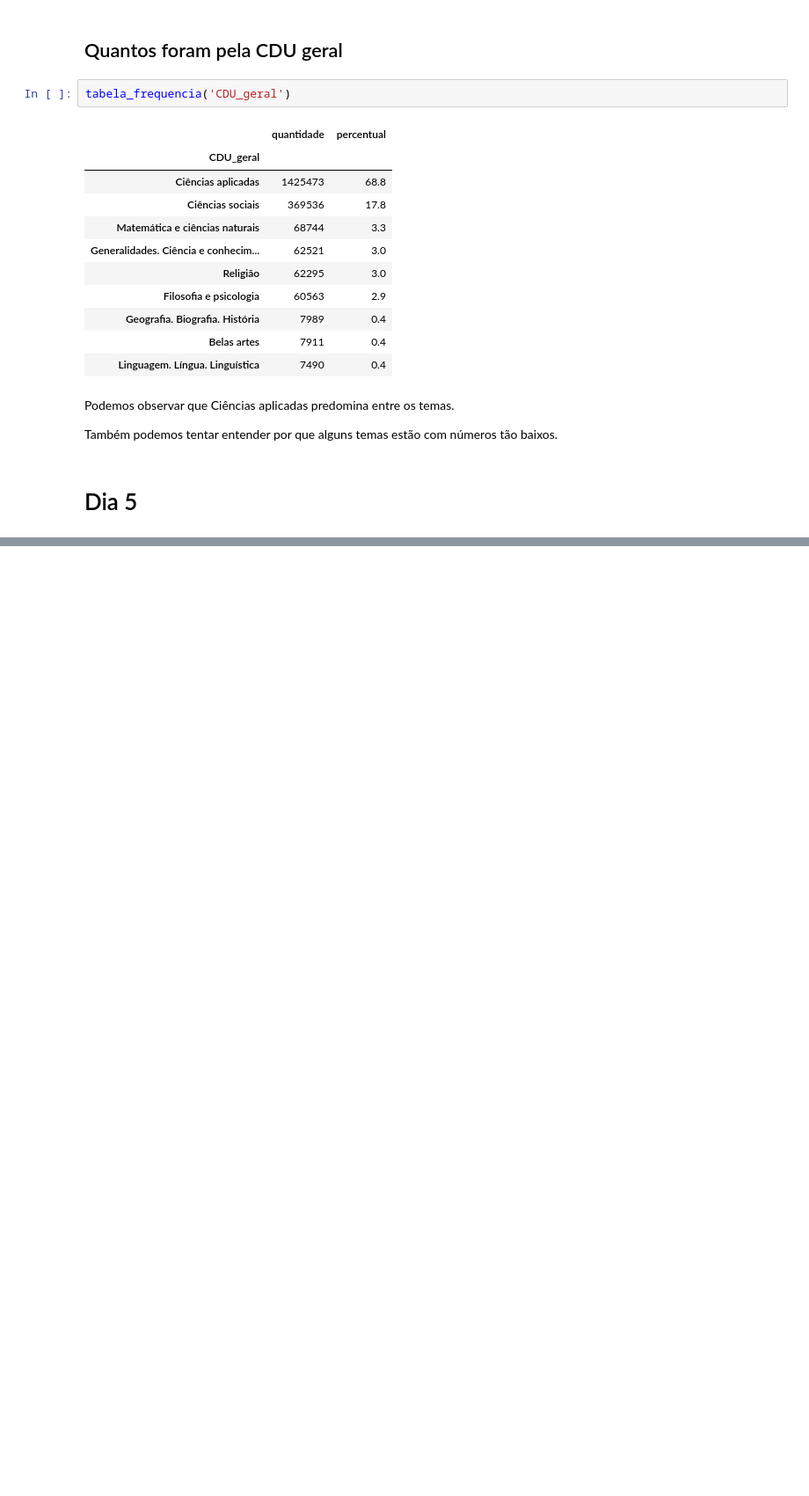
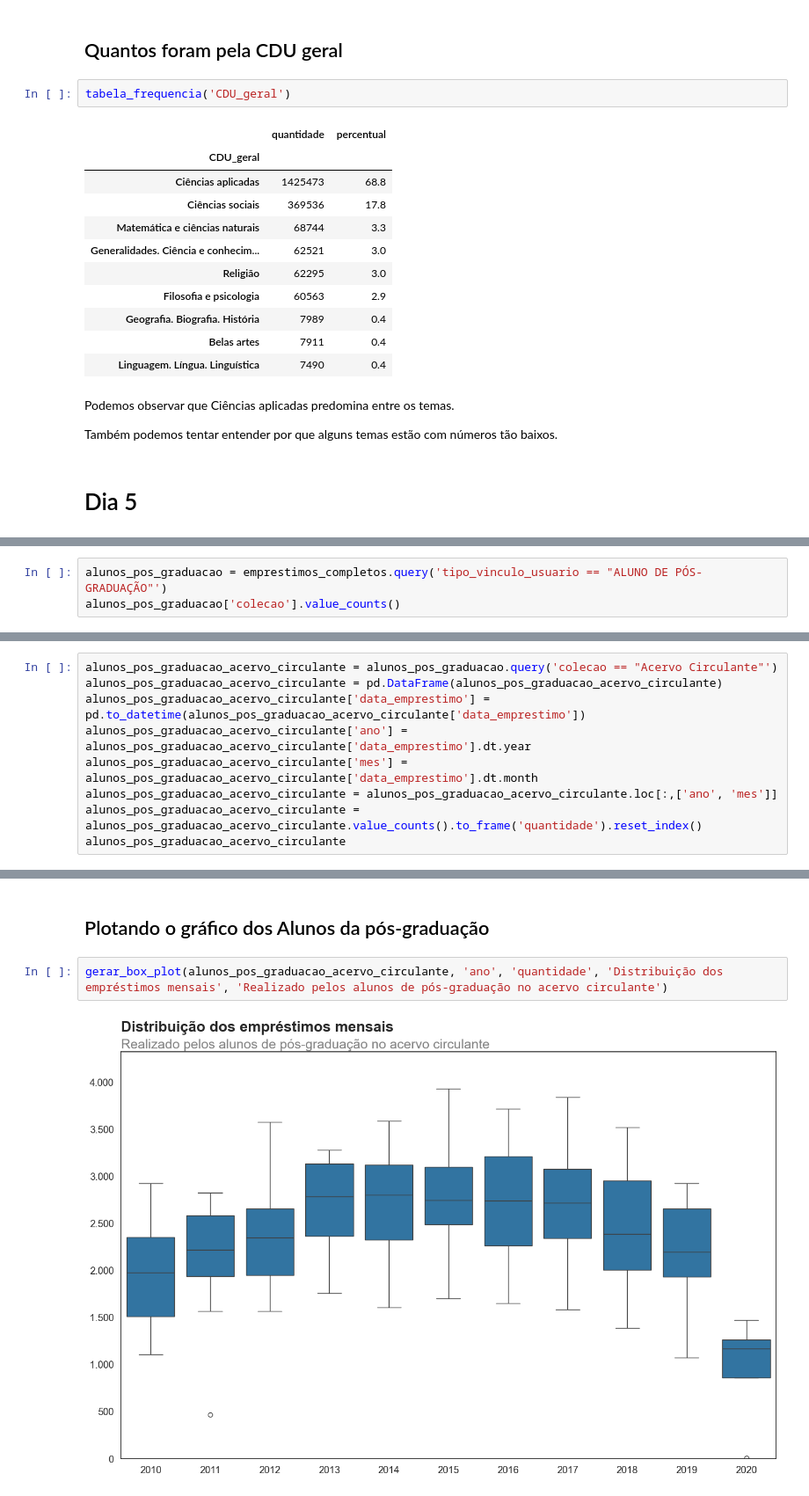
Before and after one commit to joaohsilva416/7_days_of_code_alura-python-pandas, a Jupyter notebook: Python-Pandas.ipynb, the cells around one changed output, grey strips where cells are left out. Shown: that part at 88% size. Cells and saved outputs as stored; diff of their text form; blank space fills up the shorter version.

```diff
--- a/Python-Pandas.ipynb
+++ b/Python-Pandas.ipynb
@@ -616,0 +695,3 @@ Também podemos tentar entender por que alguns temas estão com números tão ba
+# %%
+alunos_pos_graduacao = emprestimos_completos.query('tipo_vinculo_usuario == "ALUNO DE PÓS-GRADUAÇÃO"')
+alunos_pos_graduacao['colecao'].value_counts()
@@ -616,0 +718,9 @@ Também podemos tentar entender por que alguns temas estão com números tão ba
+# %%
+alunos_pos_graduacao_acervo_circulante = alunos_pos_graduacao.query('colecao == "Acervo Circulante"')
+alunos_pos_graduacao_acervo_circulante = pd.DataFrame(alunos_pos_graduacao_acervo_circulante)
+alunos_pos_graduacao_acervo_circulante['data_emprestimo'] = pd.to_datetime(alunos_pos_graduacao_acervo_circulante['data_emprestimo'])
+alunos_pos_graduacao_acervo_circulante['ano'] = alunos_pos_graduacao_acervo_circulante['data_emprestimo'].dt.year
+alunos_pos_graduacao_acervo_circulante['mes'] = alunos_pos_graduacao_acervo_circulante['data_emprestimo'].dt.month
+alunos_pos_graduacao_acervo_circulante = alunos_pos_graduacao_acervo_circulante.loc[:,['ano', 'mes']]
+alunos_pos_graduacao_acervo_circulante = alunos_pos_graduacao_acervo_circulante.value_counts().to_frame('quantidade').reset_index()
+alunos_pos_graduacao_acervo_circulante
@@ -616,0 +741,6 @@ Também podemos tentar entender por que alguns temas estão com números tão ba
+# %% [markdown]
+## Plotando o gráfico dos Alunos da pós-graduação
+# %%
+gerar_box_plot(alunos_pos_graduacao_acervo_circulante, 'ano', 'quantidade', 'Distribuição dos empréstimos mensais', 'Realizado pelos alunos de pós-graduação no acervo circulante')
+# %% [output]
+[figure, added]
```
Also changed, not shown: parts of 14 cells of this notebook.
